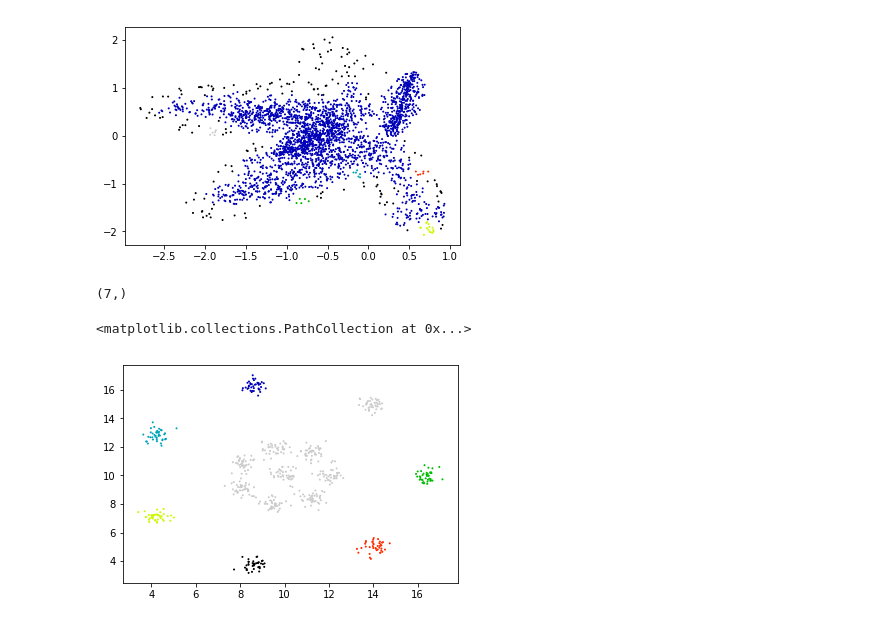
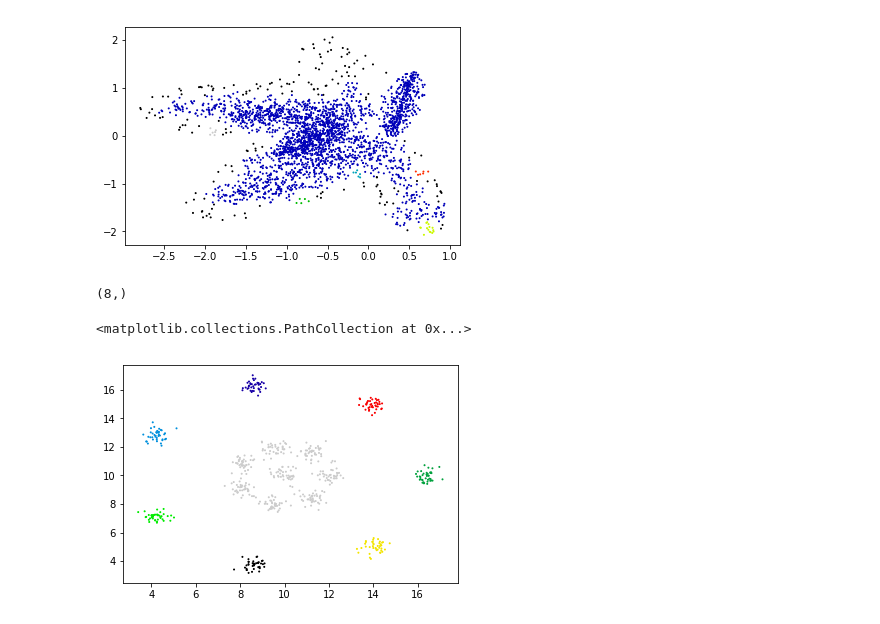
Before and after one commit to ColorPalmy/TP_Apprentissage_Non_Supervise, a Jupyter notebook: TP_ANS.ipynb, the cells around one changed output. Saved outputs shown, nothing was run; the diff lists cells and outputs as text; code cells hidden in the pictures.

```diff
--- a/TP_ANS.ipynb
+++ b/TP_ANS.ipynb
@@ -554,13 +559,13 @@ plt.scatter(datasetC[0]['x'],datasetC[0]['y'], c = best_labels_chi, s = 1, cmap
 # %%
 X = [[x,y] for (x,y,c) in datasetA[0]]
 
-hdbscan = HDBSCAN(cluster_selection_epsilon=3, min_samples=5).fit(X)
+hdbscan = HDBSCAN(cluster_selection_epsilon=1.0, min_samples=5).fit(X)
 labels = hdbscan.labels_
 labs = np.array(labels)
 print(np.unique(labs).shape)
 
 plt.scatter(datasetA[0]['x'],datasetA[0]['y'], c = labels, s = 1, cmap = 'nipy_spectral')
 # %% [output]
-(7,)
+(8,)
 <matplotlib.collections.PathCollection at 0x...>
-[figure, old version]
+[figure, new version]
```
Also changed, not shown: parts of 1 cell of this notebook, 3 other files.
